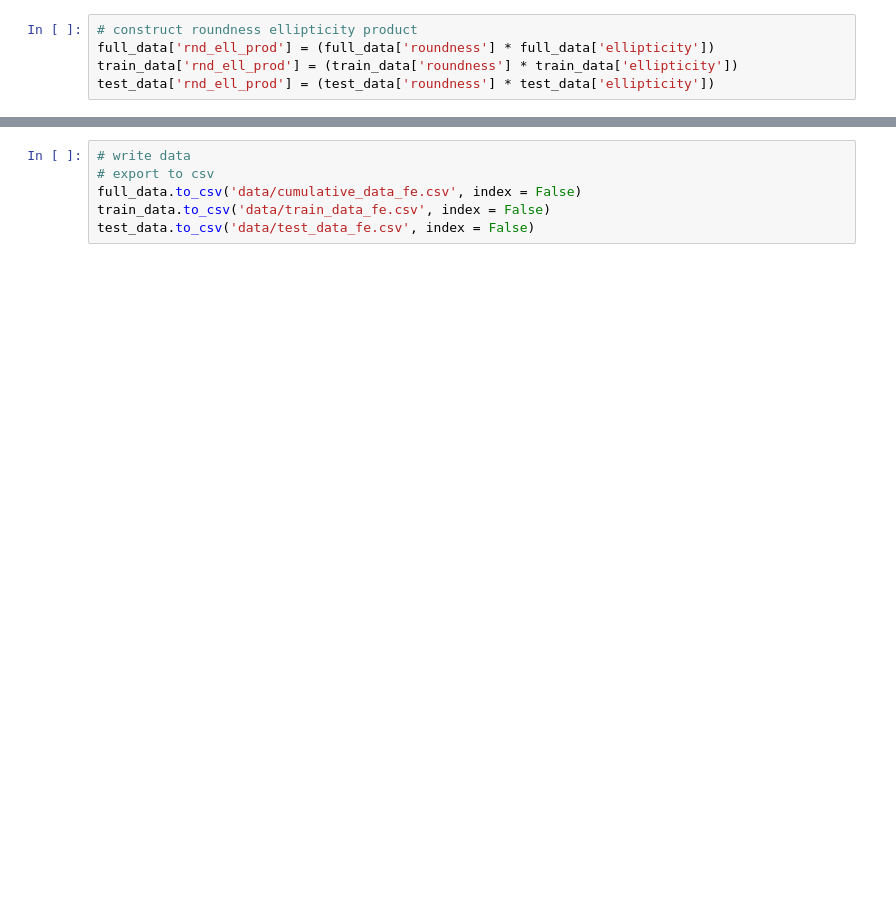
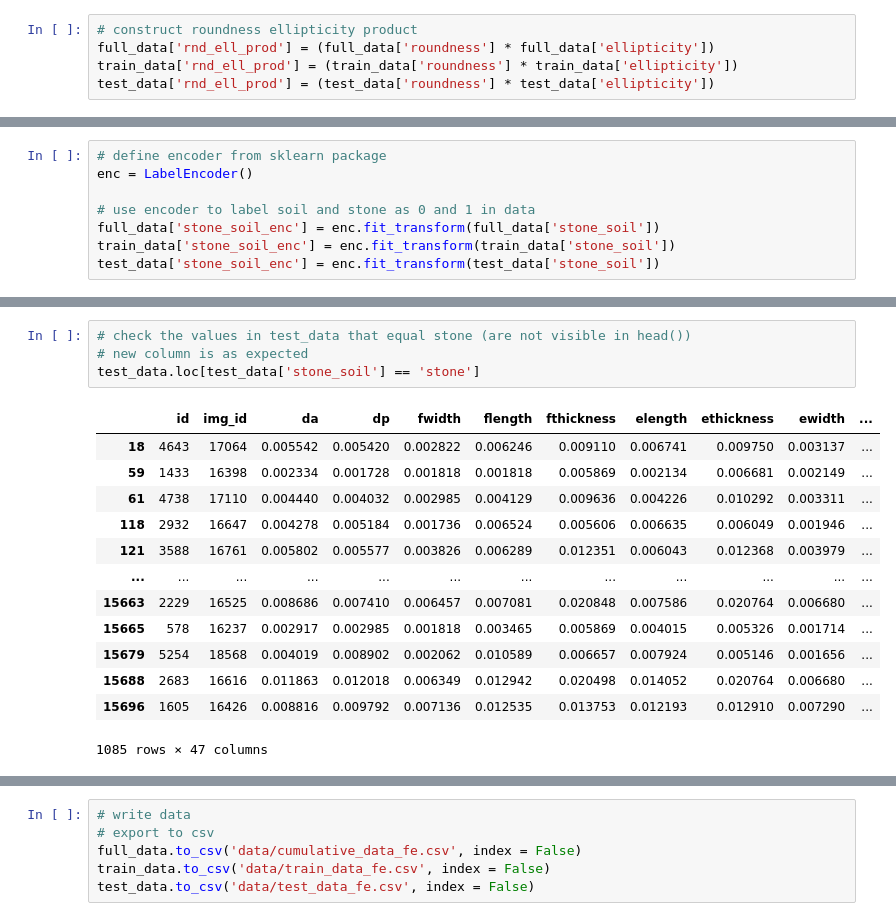
Before and after one commit to sheacon/ancient_toolmaking, a Jupyter notebook: 30-feature-engineering.ipynb, the cells around one changed output, grey strips where cells are left out. Saved outputs shown, nothing was run; the diff lists cells and outputs as text; blank space fills up the shorter version.

```diff
--- a/30-feature-engineering.ipynb
+++ b/30-feature-engineering.ipynb
@@ -130,0 +163,8 @@ Index(['id', 'img_id', 'da', 'dp', 'fwidth', 'flength', 'fthickness',
+# %%
+# define encoder from sklearn package
+enc = LabelEncoder()
+
+# use encoder to label soil and stone as 0 and 1 in data
+full_data['stone_soil_enc'] = enc.fit_transform(full_data['stone_soil'])
+train_data['stone_soil_enc'] = enc.fit_transform(train_data['stone_soil'])
+test_data['stone_soil_enc'] = enc.fit_transform(test_data['stone_soil'])
@@ -130,0 +194,18 @@ Index(['id', 'img_id', 'da', 'dp', 'fwidth', 'flength', 'fthickness',
+# %%
+# check the values in test_data that equal stone (are not visible in head())
+# new column is as expected
+test_data.loc[test_data['stone_soil'] == 'stone']
+# %% [output]
+|  | id | img_id | da | dp | fwidth | flength | fthickness | elength | ethickness | ewidth | ... |
+| 18 | 4643 | 17064 | 0.005542 | 0.005420 | 0.002822 | 0.006246 | 0.009110 | 0.006741 | 0.009750 | 0.003137 | ... |
+| 59 | 1433 | 16398 | 0.002334 | 0.001728 | 0.001818 | 0.001818 | 0.005869 | 0.002134 | 0.006681 | 0.002149 | ... |
+| 61 | 4738 | 17110 | 0.004440 | 0.004032 | 0.002985 | 0.004129 | 0.009636 | 0.004226 | 0.010292 | 0.003311 | ... |
+| 118 | 2932 | 16647 | 0.004278 | 0.005184 | 0.001736 | 0.006524 | 0.005606 | 0.006635 | 0.006049 | 0.001946 | ... |
+| 121 | 3588 | 16761 | 0.005802 | 0.005577 | 0.003826 | 0.006289 | 0.012351 | 0.006043 | 0.012368 | 0.003979 | ... |
+| ... | ... | ... | ... | ... | ... | ... | ... | ... | ... | ... | ... |
+| 15663 | 2229 | 16525 | 0.008686 | 0.007410 | 0.006457 | 0.007081 | 0.020848 | 0.007586 | 0.020764 | 0.006680 | ... |
+| 15665 | 578 | 16237 | 0.002917 | 0.002985 | 0.001818 | 0.003465 | 0.005869 | 0.004015 | 0.005326 | 0.001714 | ... |
+| 15679 | 5254 | 18568 | 0.004019 | 0.008902 | 0.002062 | 0.010589 | 0.006657 | 0.007924 | 0.005146 | 0.001656 | ... |
+| 15688 | 2683 | 16616 | 0.011863 | 0.012018 | 0.006349 | 0.012942 | 0.020498 | 0.014052 | 0.020764 | 0.006680 | ... |
+| 15696 | 1605 | 16426 | 0.008816 | 0.009792 | 0.007136 | 0.012535 | 0.013753 | 0.012193 | 0.012910 | 0.007290 | ... |
+1085 rows × 47 columns
```
Also changed, not shown: parts of 20 cells of this notebook, 2 other files.
